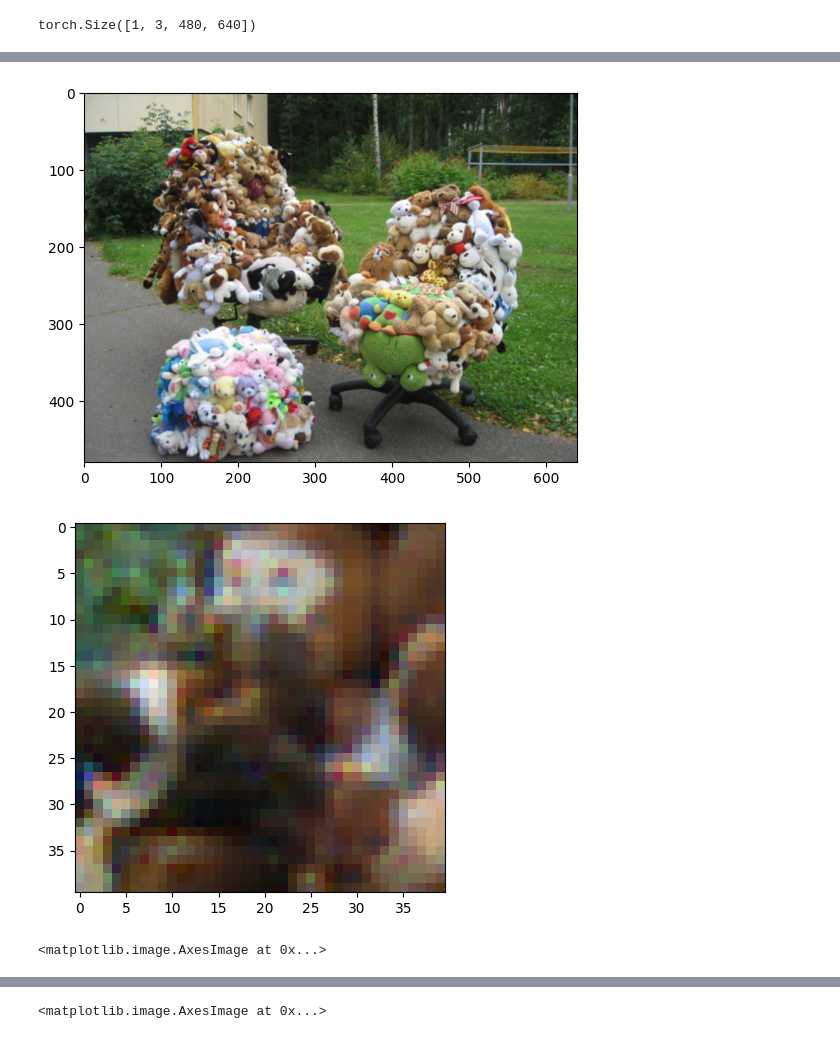
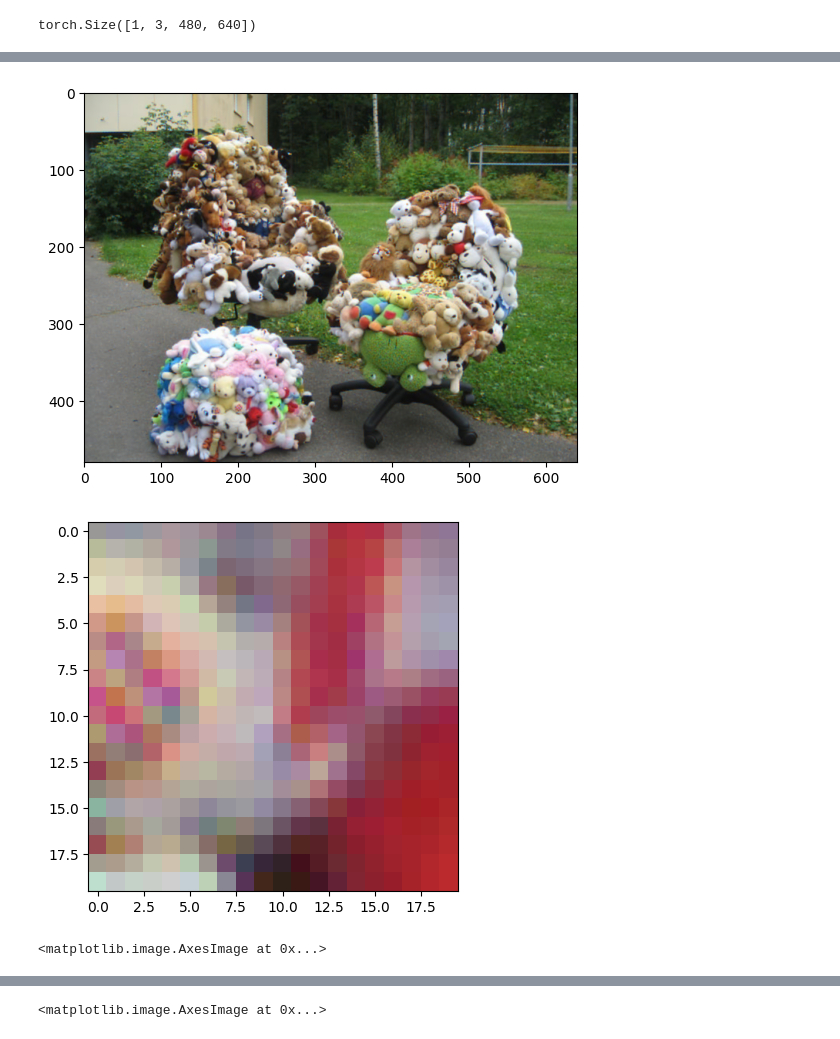
Before and after one commit to GustavMH/cfa-raw, a Jupyter notebook: notebooks/bayer.ipynb, the cells around one changed output, grey strips where cells are left out. Saved outputs shown, nothing was run; the diff lists cells and outputs as text; code cells hidden in the pictures.

Commit message:
Fixed chrominance plot

```diff
--- a/notebooks/bayer.ipynb
+++ b/notebooks/bayer.ipynb
@@ -40,18 +40,18 @@ torch.Size([3, 480, 640]) tensor(0.9961)
 # %%
 lin_k = sparse_ones((3,3,3,3), [(1,1,0,1), (1,1,1,0), (1,1,1,2), (1,1,2,1)]) * (1/4)
 hor_k = sparse_ones((3,3,1,3), [(0,0,0,0), (0,0,0,2), (2,2,0,0), (2,2,0,2)]) * (1/2)
 ver_k = hor_k.permute(0,1,3,2)
 
 res_img = img_sensor.clone()
 for pad, ker in [((1,1,0,0), hor_k), ((0,0,1,1), ver_k), ((1,1,1,1), lin_k)]:
     res_img += F.conv2d(F.pad(res_img, pad, mode="reflect"), ker)
 
 plt.imshow(res_img.permute(1,2,0))
 plt.show()
-plt.imshow(crop(res_img, 100, 100, 40, 40).permute(1,2,0)) # bør bruge multiplot
+plt.imshow(crop(res_img, 400, 200, 20, 20).permute(1,2,0)) # bør bruge multiplot
 plt.show()
-plt.imshow(crop(img,     100, 100, 40, 40).permute(1,2,0))
+plt.imshow(crop(img,     400, 200, 20, 20).permute(1,2,0))
 # %% [output]
 [figure]
-[figure, old version]
+[figure, new version]
 <matplotlib.image.AxesImage at 0x...>
```
Also changed, not shown: parts of 3 cells of this notebook.
